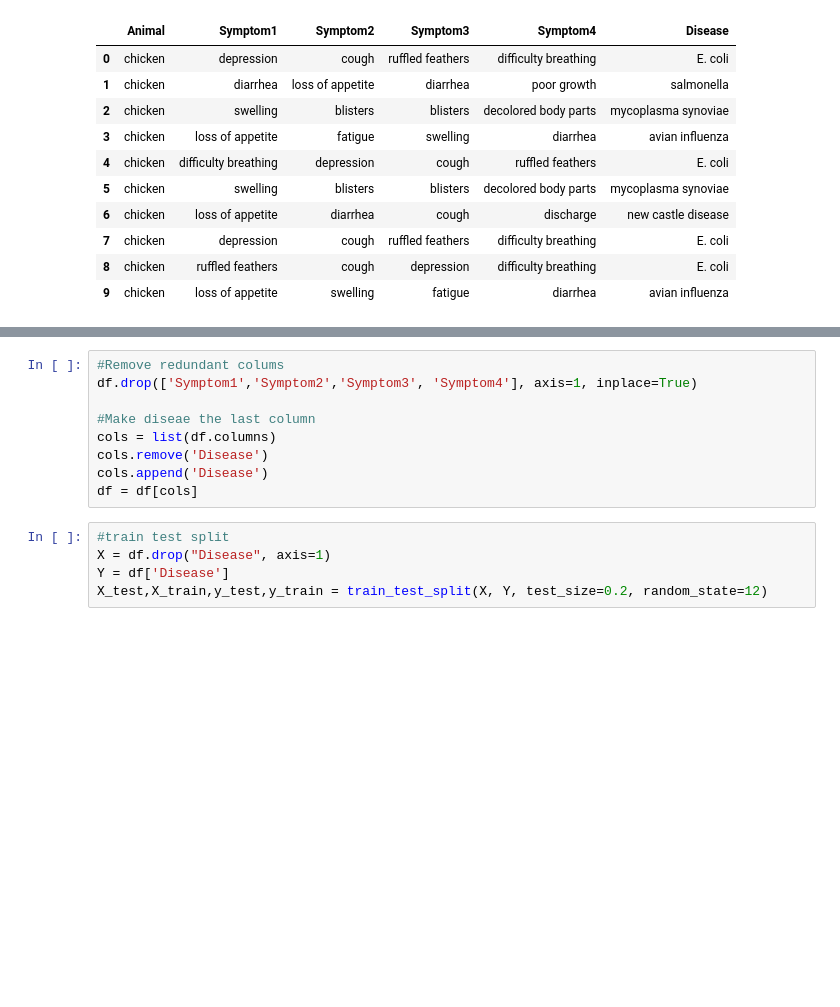
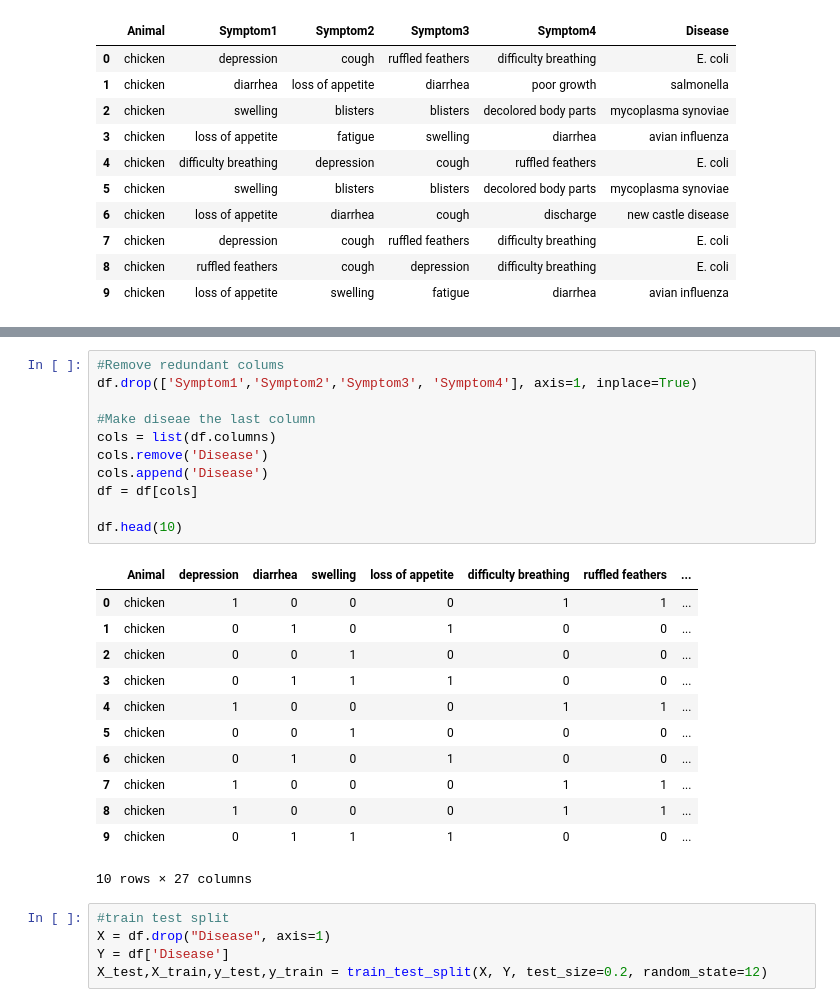
Before and after one commit to UrwaIhtesham/Animalia-Diagnostic-Laboratory, a Jupyter notebook: training/poultry/poultry_model_training.ipynb, the cells around one changed output, grey strips where cells are left out. Drawn from its saved outputs; the diff is of its cells as text; blank space fills up the shorter version.

```diff
--- a/training/poultry/poultry_model_training.ipynb
+++ b/training/poultry/poultry_model_training.ipynb
@@ -239,12 +240,27 @@ print(df.head(10))
 # %%
 #Remove redundant colums
 df.drop(['Symptom1','Symptom2','Symptom3', 'Symptom4'], axis=1, inplace=True)
 
 #Make diseae the last column
 cols = list(df.columns)
 cols.remove('Disease')
 cols.append('Disease')
 df = df[cols]
+
+df.head(10)
+# %% [output]
+|  | Animal | depression | diarrhea | swelling | loss of appetite | difficulty breathing | ruffled feathers | ... |
+| 0 | chicken | 1 | 0 | 0 | 0 | 1 | 1 | ... |
+| 1 | chicken | 0 | 1 | 0 | 1 | 0 | 0 | ... |
+| 2 | chicken | 0 | 0 | 1 | 0 | 0 | 0 | ... |
+| 3 | chicken | 0 | 1 | 1 | 1 | 0 | 0 | ... |
+| 4 | chicken | 1 | 0 | 0 | 0 | 1 | 1 | ... |
+| 5 | chicken | 0 | 0 | 1 | 0 | 0 | 0 | ... |
+| 6 | chicken | 0 | 1 | 0 | 1 | 0 | 0 | ... |
+| 7 | chicken | 1 | 0 | 0 | 0 | 1 | 1 | ... |
+| 8 | chicken | 1 | 0 | 0 | 0 | 1 | 1 | ... |
+| 9 | chicken | 0 | 1 | 1 | 1 | 0 | 0 | ... |
+10 rows × 27 columns
 # %%
 #train test split
 X = df.drop("Disease", axis=1)
```
Also changed, not shown: parts of 7 cells of this notebook, 20 other files.
